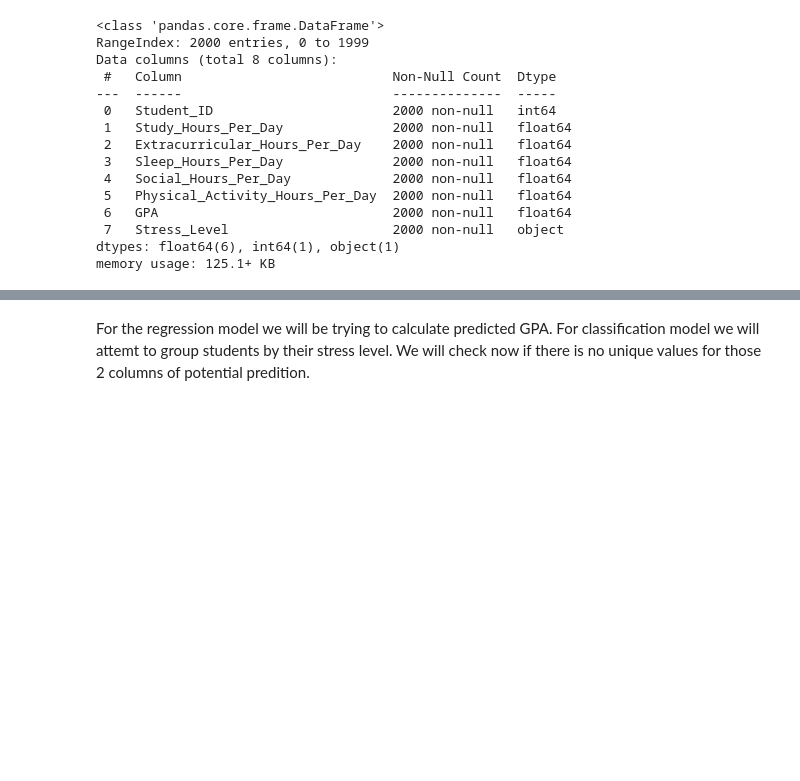
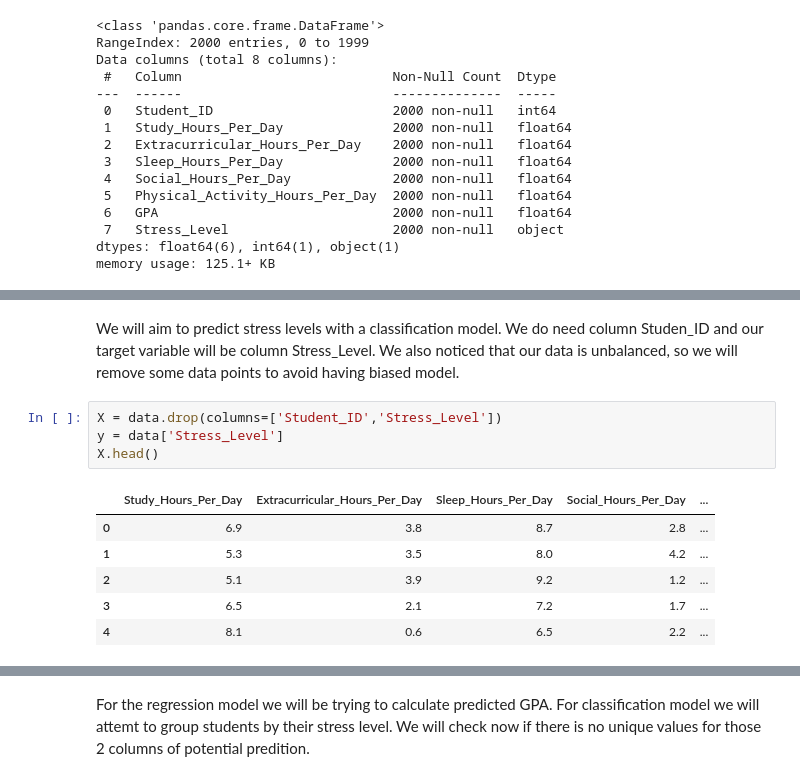
Before and after one commit to marta4cod/NNAssessment1, a Jupyter notebook: NNAs1.ipynb, the cells around one changed output, grey strips where cells are left out. Drawn from its saved outputs; the diff is of its cells as text; blank space fills up the shorter version.

```diff
--- a/NNAs1.ipynb
+++ b/NNAs1.ipynb
@@ -127,0 +137,14 @@ data['Stress_Level'] = data['Stress_Level'].astype(int)
+# %% [markdown]
+We will aim to predict stress levels with a classification model. We do need column Studen_ID and our target variable will be column Stress_Level.
+We also noticed that our data is unbalanced, so we will remove some data points to avoid having biased model.
+# %%
+X = data.drop(columns=['Student_ID','Stress_Level'])
+y = data['Stress_Level']
+X.head()
+# %% [output]
+|  | Study_Hours_Per_Day | Extracurricular_Hours_Per_Day | Sleep_Hours_Per_Day | Social_Hours_Per_Day | ... |
+| 0 | 6.9 | 3.8 | 8.7 | 2.8 | ... |
+| 1 | 5.3 | 3.5 | 8.0 | 4.2 | ... |
+| 2 | 5.1 | 3.9 | 9.2 | 1.2 | ... |
+| 3 | 6.5 | 2.1 | 7.2 | 1.7 | ... |
+| 4 | 8.1 | 0.6 | 6.5 | 2.2 | ... |
```
Also changed, not shown: parts of 54 cells of this notebook.
